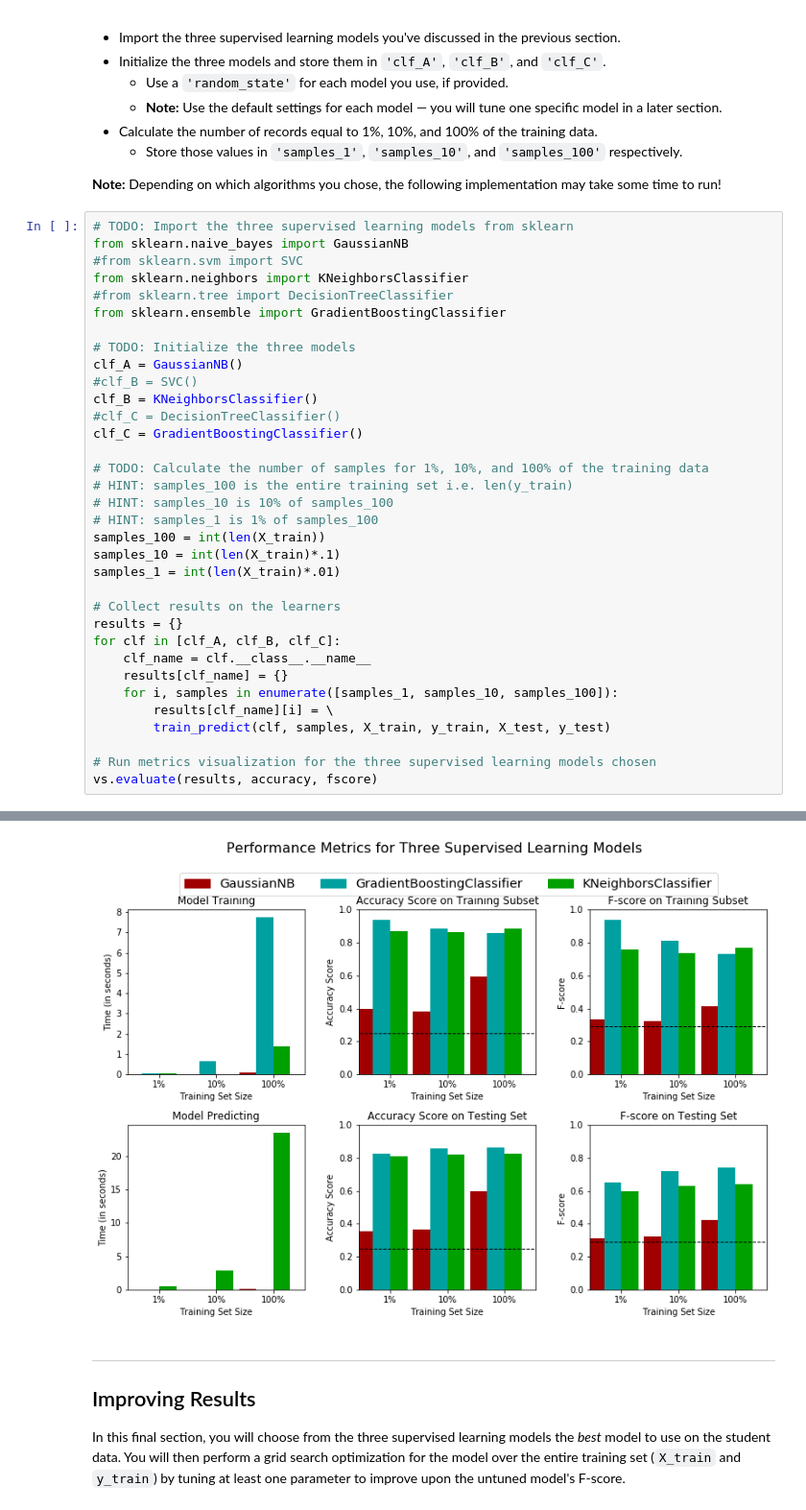
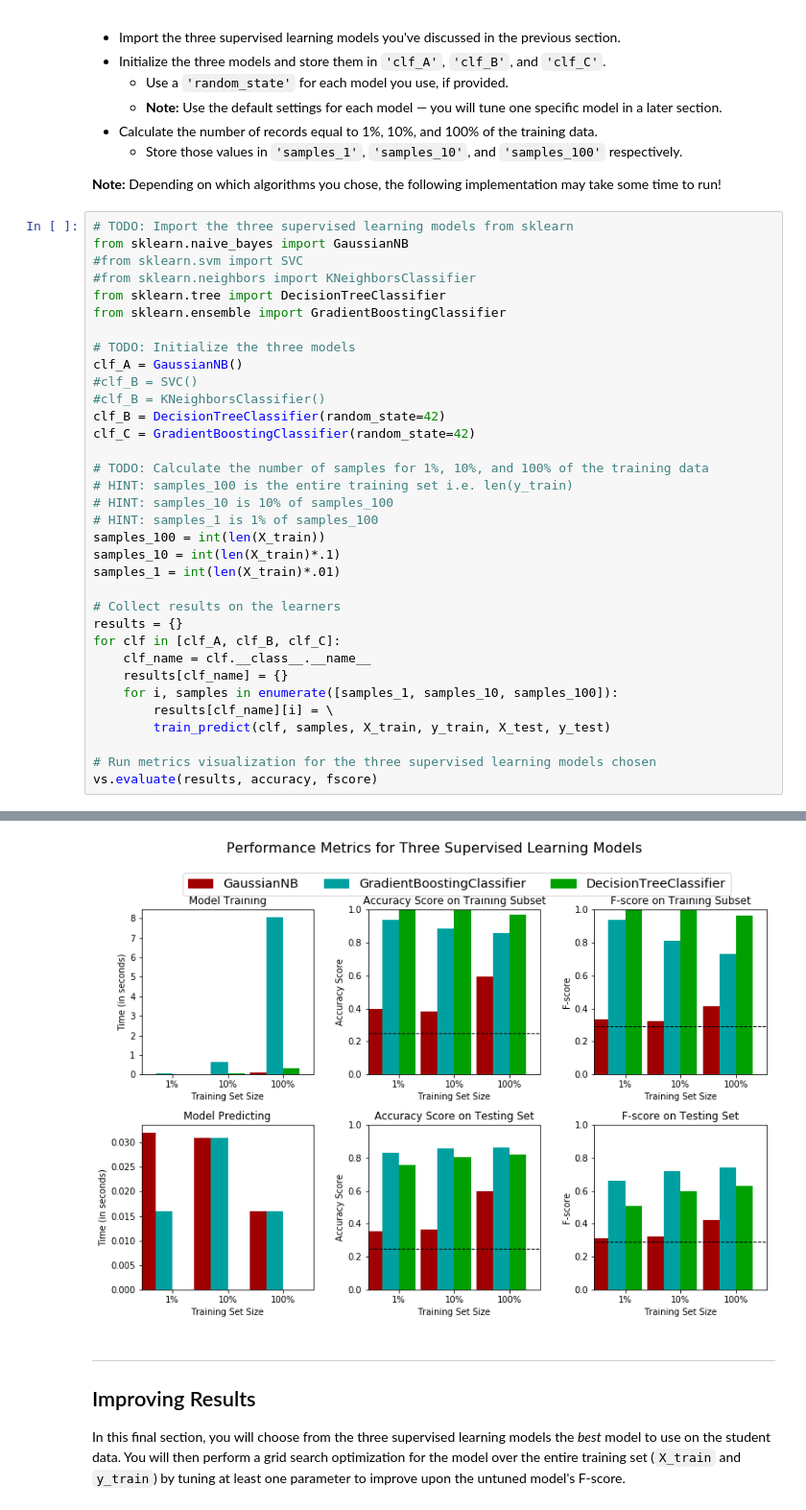
Before and after one commit to mavrik72/machine-learning, a Jupyter notebook: projects/finding_donors/finding_donors.ipynb, the cells around one changed output, grey strips where cells are left out. Shown at 96% size. Cells and saved outputs as stored; diff of their text form.

```diff
--- a/projects/finding_donors/finding_donors.ipynb
+++ b/projects/finding_donors/finding_donors.ipynb
@@ -440,16 +440,16 @@ In the code cell, you will need to implement the following:
 # TODO: Import the three supervised learning models from sklearn
 from sklearn.naive_bayes import GaussianNB
 #from sklearn.svm import SVC
-from sklearn.neighbors import KNeighborsClassifier
-#from sklearn.tree import DecisionTreeClassifier
+#from sklearn.neighbors import KNeighborsClassifier
+from sklearn.tree import DecisionTreeClassifier
 from sklearn.ensemble import GradientBoostingClassifier
 
 # TODO: Initialize the three models
 clf_A = GaussianNB()
 #clf_B = SVC()
-clf_B = KNeighborsClassifier()
-#clf_C = DecisionTreeClassifier()
-clf_C = GradientBoostingClassifier()
+#clf_B = KNeighborsClassifier()
+clf_B = DecisionTreeClassifier(random_state=42)
+clf_C = GradientBoostingClassifier(random_state=42)
 
 # TODO: Calculate the number of samples for 1%, 10%, and 100% of the training data
 # HINT: samples_100 is the entire training set i.e. len(y_train)
@@ -480,7 +480,7 @@ KNeighborsClassifier trained on 36177 samples.
 GradientBoostingClassifier trained on 361 samples.
 GradientBoostingClassifier trained on 3617 samples.
 GradientBoostingClassifier trained on 36177 samples.
-[figure, old version]
+[figure, new version]
 # %% [markdown]
 ----
 ## Improving Results
```
Also changed, not shown: parts of 19 cells of this notebook, 1 other file.
